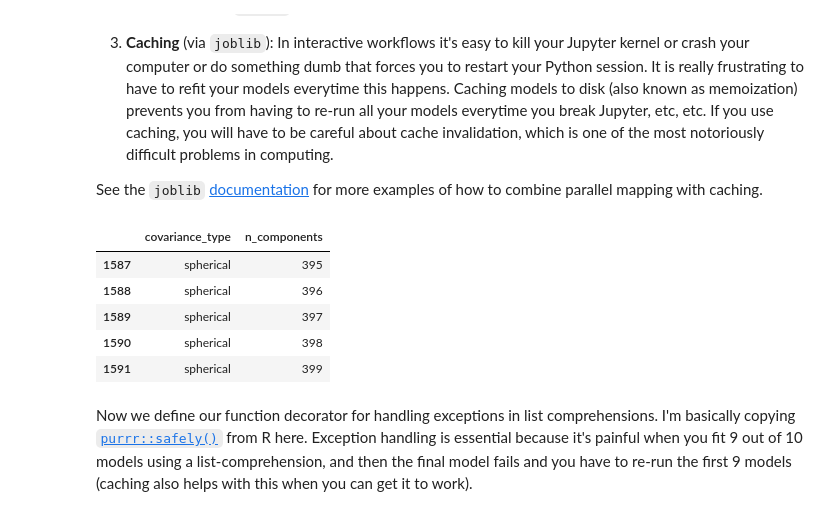
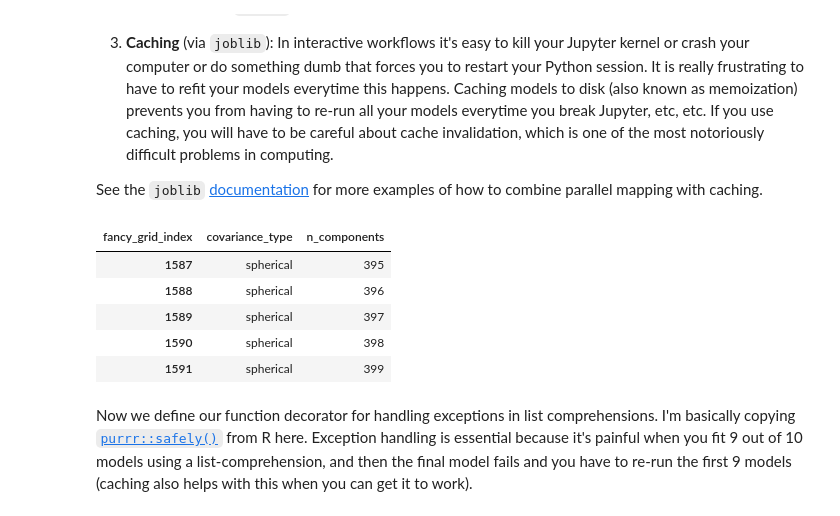
Before and after one commit to alexpghayes/quarto-blog, a Jupyter notebook: post/2021-03-28_many-models-workflows-in-python-part-ii/index.ipynb, the cells around one changed output. Cells and saved outputs as stored; diff of their text form; code cells hidden in the pictures.

```diff
--- a/post/2021-03-28_many-models-workflows-in-python-part-ii/index.ipynb
+++ b/post/2021-03-28_many-models-workflows-in-python-part-ii/index.ipynb
@@ -289,26 +294,27 @@ See the `joblib` [documentation](https://joblib.readthedocs.io/en/latest/auto_ex
 # %%
 from joblib import Parallel, delayed  # parallelism
 from functools import wraps           # nicer exception handling
 from joblib import Memory             # caching
 
 # setup caching
 cache_dir = "./model_cache"
 memory = Memory(cache_dir, verbose=0)
 
 # NOTE: here `n_components` will exceed the number
 # of observations for some hyperparameter combinations
 # which will cause errors. here i'm artificially introducing
 # errors; in real life you'll have to supply your own
 
 fancy_param_grid = ParameterGrid({
     'n_components': range(2, 400),
     'covariance_type': ['full', 'tied', 'diag', 'spherical']
 })
 
 fancy_model_grid = pd.DataFrame(fancy_param_grid)
+fancy_model_grid.index.name = 'fancy_grid_index'
 fancy_model_grid.tail()
 # %% [output]
-|  | covariance_type | n_components |
+| fancy_grid_index | covariance_type | n_components |
 | 1587 | spherical | 395 |
 | 1588 | spherical | 396 |
 | 1589 | spherical | 397 |
```
Also changed, not shown: parts of 6 cells of this notebook, 22 other files.
